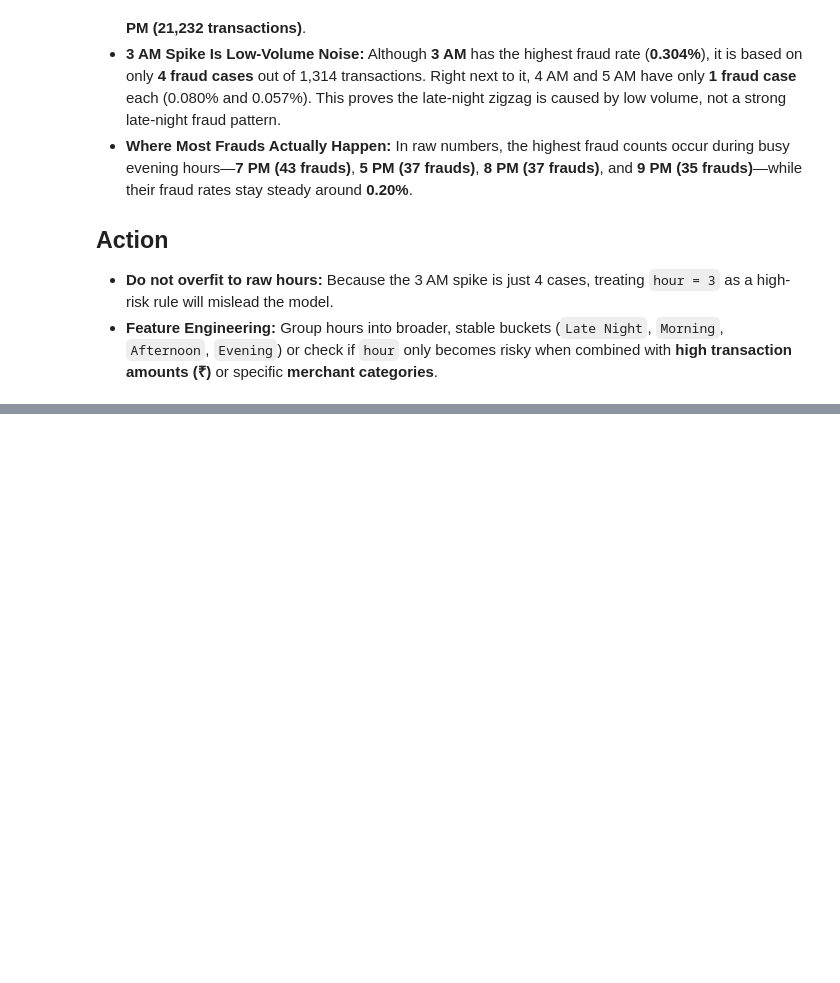
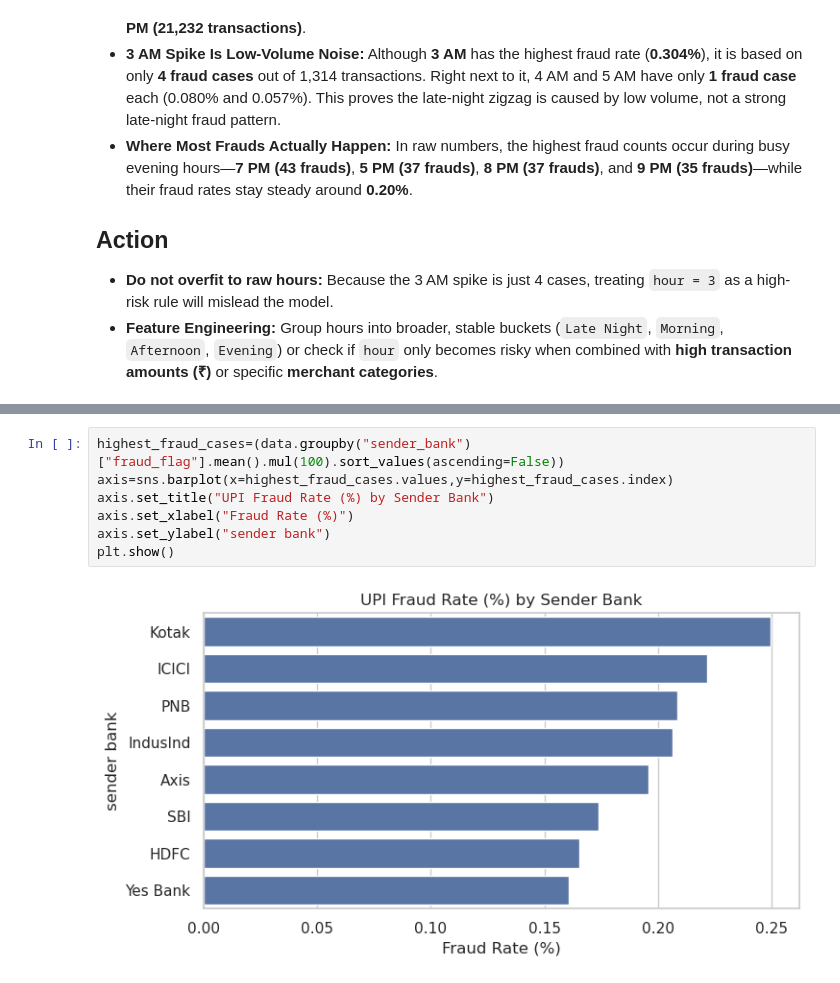
Before and after one commit to saurabhack/Upi_fraud_detection_machine_learning_project, a Jupyter notebook: EDA.ipynb, the cells around one changed output, grey strips where cells are left out. Drawn from its saved outputs; the diff is of its cells as text; blank space fills up the shorter version.

```diff
--- a/EDA.ipynb
+++ b/EDA.ipynb
@@ -356,0 +403,9 @@ plt.show()
+# %%
+highest_fraud_cases=(data.groupby("sender_bank")["fraud_flag"].mean().mul(100).sort_values(ascending=False))
+axis=sns.barplot(x=highest_fraud_cases.values,y=highest_fraud_cases.index)
+axis.set_title("UPI Fraud Rate (%) by Sender Bank")
+axis.set_xlabel("Fraud Rate (%)")
+axis.set_ylabel("sender bank")
+plt.show()
+# %% [output]
+[figure, added]
```
Also changed, not shown: parts of 22 cells of this notebook, 29 other files.
